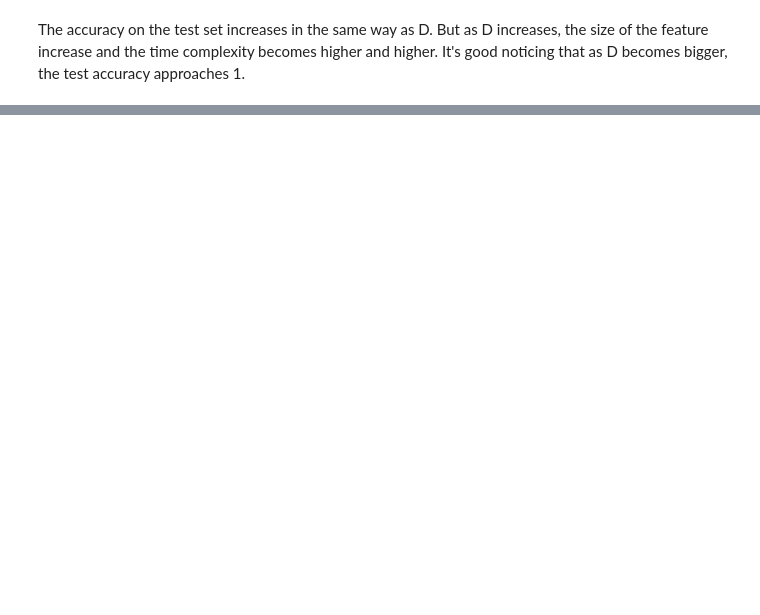
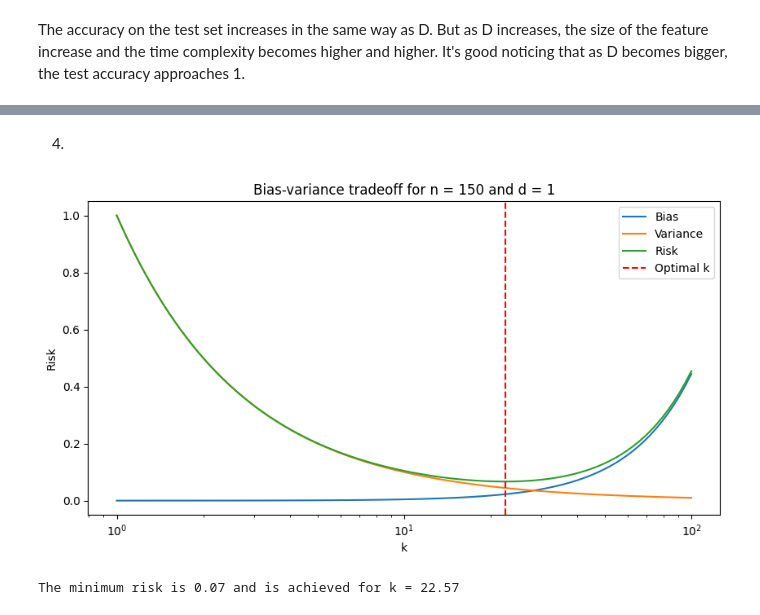
Before and after one commit to roduit/FundamentalLearningEPFL, a Jupyter notebook: Homeworks/HW2/roduit_vincent_325140_HW2.ipynb, the cells around one changed output, grey strips where cells are left out. Cells and saved outputs as stored; diff of their text form; code cells hidden in the pictures; blank space fills up the shorter version.

```diff
--- a/Homeworks/HW2/roduit_vincent_325140_HW2.ipynb
+++ b/Homeworks/HW2/roduit_vincent_325140_HW2.ipynb
@@ -253,0 +337,38 @@ The accuracy on the test set increases in the same way as D. But as D increases,
+# %% [markdown]
+4.
+# %%
+k = np.logspace(0,2,100)
+L = 1
+sigma = 1
+# %%
+def compute_bv_trade_off(n,d):
+
+    bias = L**2 * (k / n) ** (2/d)
+    variance = sigma**2 / k
+    risk = bias + variance
+
+    optimal_k = k[np.argmin(bias + variance)]
+    min_risk = min(risk)
+
+    #Plot the result
+    plt.figure(figsize=(10, 5))
+
+    plt.plot(k, bias, label='Bias')
+    plt.plot(k, variance, label='Variance')
+    plt.plot(k,risk, label='Risk')
+
+    plt.title(f'Bias-variance tradeoff for n = {n} and d = {d}')
+    plt.xlabel('k')
+    plt.ylabel('Risk')
+    plt.axvline(optimal_k, color='r', linestyle='--', label='Optimal k')
+    plt.semilogx()
+    plt.legend()
+    plt.show()
+
+    #print the best parameters
+    print(f'The minimum risk is {min_risk:.2f} and is achieved for k = {optimal_k:.2f}')
+# %%
+compute_bv_trade_off(n=150,d=1)
+# %% [output]
+[figure, added]
+The minimum risk is 0.07 and is achieved for k = 22.57
```
Also changed, not shown: parts of 27 cells of this notebook.
